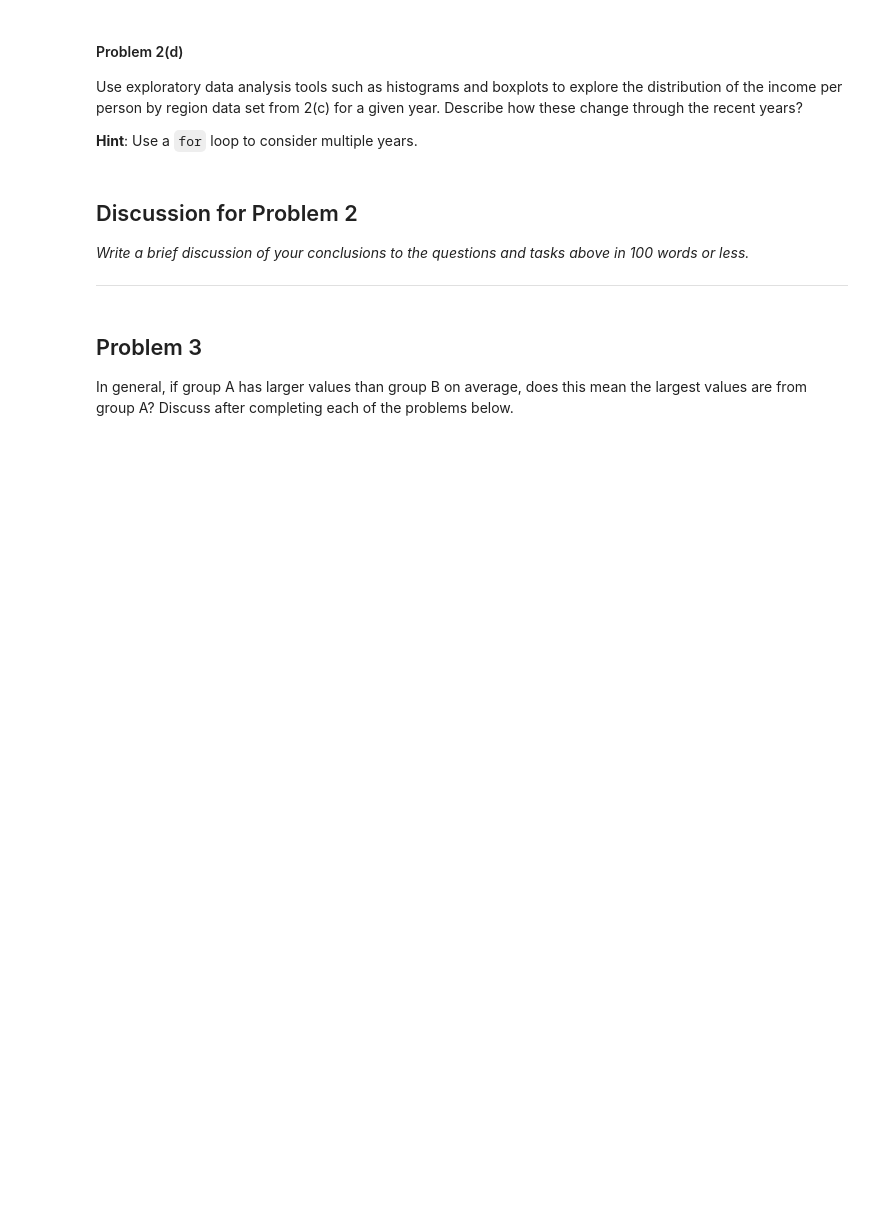
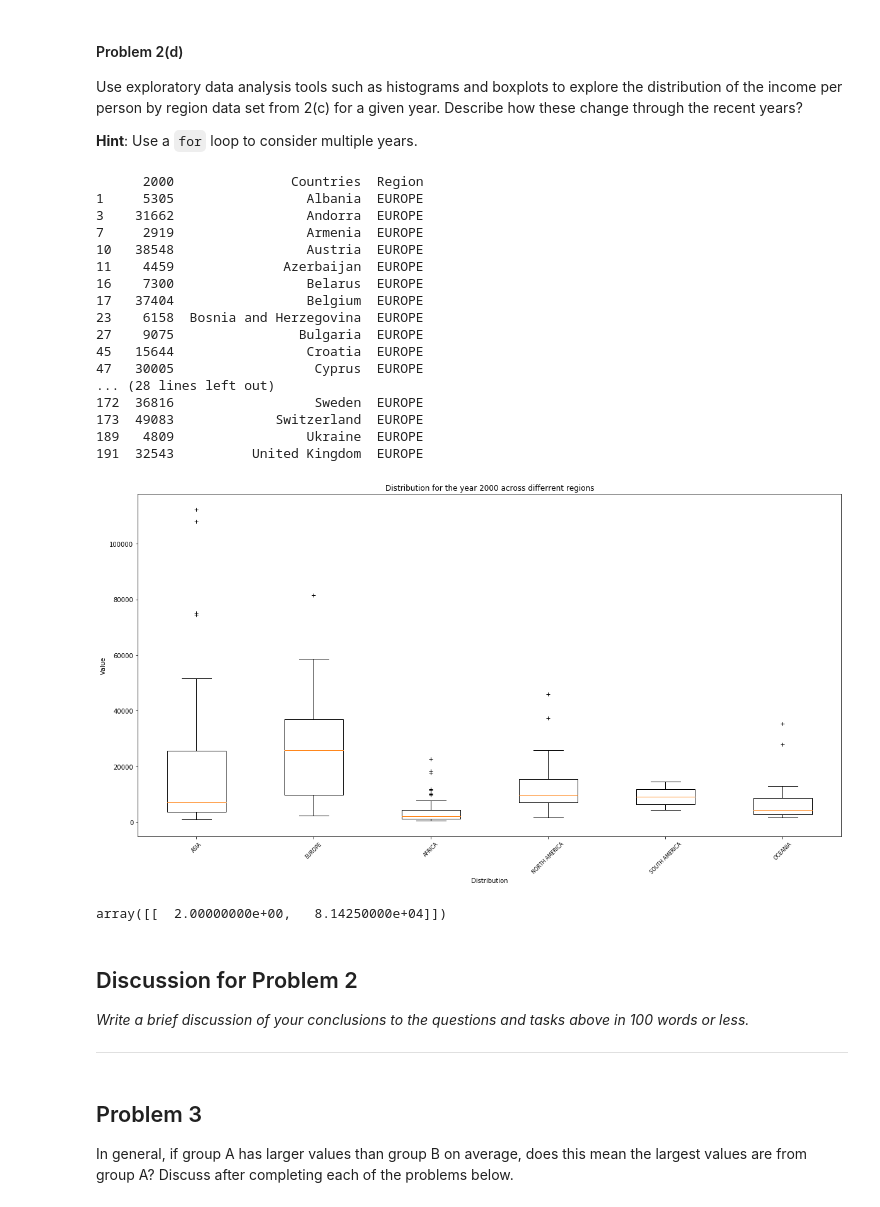
Before and after one commit to buzyjess/ML_CS109, a Jupyter notebook: HW1.ipynb, the cells around one changed output. Cells and saved outputs as stored; diff of their text form; code cells hidden in the pictures; blank space fills up the shorter version.

```diff
--- a/HW1.ipynb
+++ b/HW1.ipynb
@@ -451,3 +463,64 @@ Use exploratory data analysis tools such as histograms and boxplots to explore t
+# %%
+#your code here
+
+year=2000
+merged_year = mergeByYear(year)
+regions = merged_year.Region.unique()
+#there was error when ploating South America data
+#regions=np.delete(regions,4)
+count =np.count_nonzero(regions)
+print(merged_year.loc[merged_year["Region"]=="EUROPE"])
+plt.close()
+data = []
+ylabel= []
+fig, ax1 = plt.subplots(figsize=(20, 10))
+for region in regions:
+    op=merged_year.loc[merged_year["Region"]==region]
+    #print(op.loc[:,[2012]].dtypes)
+    #print(op.loc[:,[2012]])
+
+    data.append(op[year].tolist())
+    ylabel.append(region)
+#plt.boxplot(data)
+bp = plt.boxplot(data, notch=0, vert=1, whis=1.5)
+plt.xlabel('Distribution')
+plt.ylabel('Value')
+plt.setp(bp['fliers'],  marker='+')
+xtickNames = plt.setp(ax1, xticklabels=ylabel)
+plt.setp(xtickNames, rotation=45, fontsize=8)
+#plt.setp(xtickNames, rotation=45, fontsize=8)
+
+plt.title("Distribution for the year " +str(year) + " across differrent regions" )
+
+plt.show()
+hi =bp['fliers']
+hi[1].get_xydata()
+
+
+
+
+#grouped_income_pd=merged_year.groupby('Region')
+#grouped_income_pd[2011].sum().to_frame().reset_index()
+# %% [output]
+      2000               Countries  Region
+1     5305                 Albania  EUROPE
+3    31662                 Andorra  EUROPE
+7     2919                 Armenia  EUROPE
+10   38548                 Austria  EUROPE
+11    4459              Azerbaijan  EUROPE
+16    7300                 Belarus  EUROPE
+17   37404                 Belgium  EUROPE
+23    6158  Bosnia and Herzegovina  EUROPE
+27    9075                Bulgaria  EUROPE
+45   15644                 Croatia  EUROPE
+47   30005                  Cyprus  EUROPE
+... (28 lines left out)
+172  36816                  Sweden  EUROPE
+173  49083             Switzerland  EUROPE
+189   4809                 Ukraine  EUROPE
+191  32543          United Kingdom  EUROPE
+[figure, added]
+array([[  2.00000000e+00,   8.14250000e+04]])
 # %% [markdown]
 ## Discussion for Problem 2
 
```
Also changed, not shown: parts of 4 cells of this notebook.
